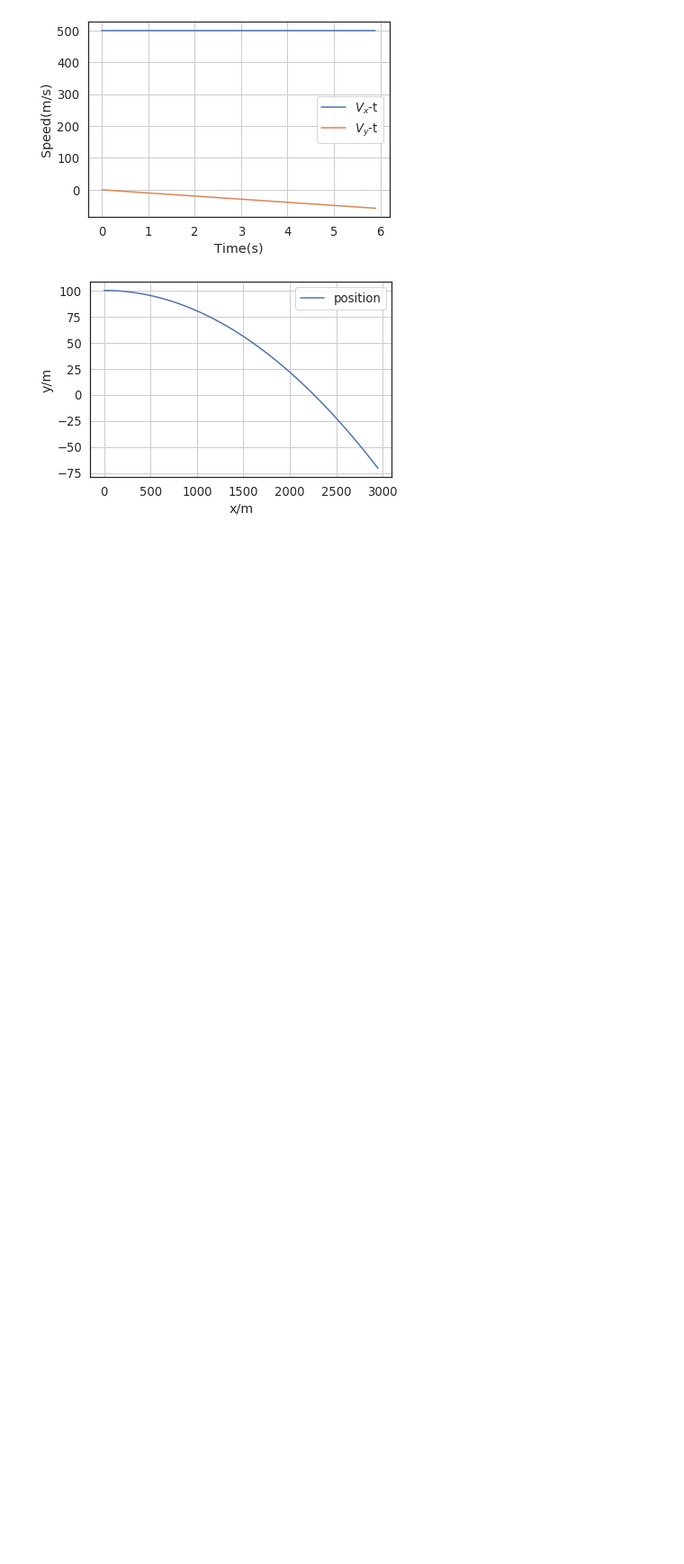
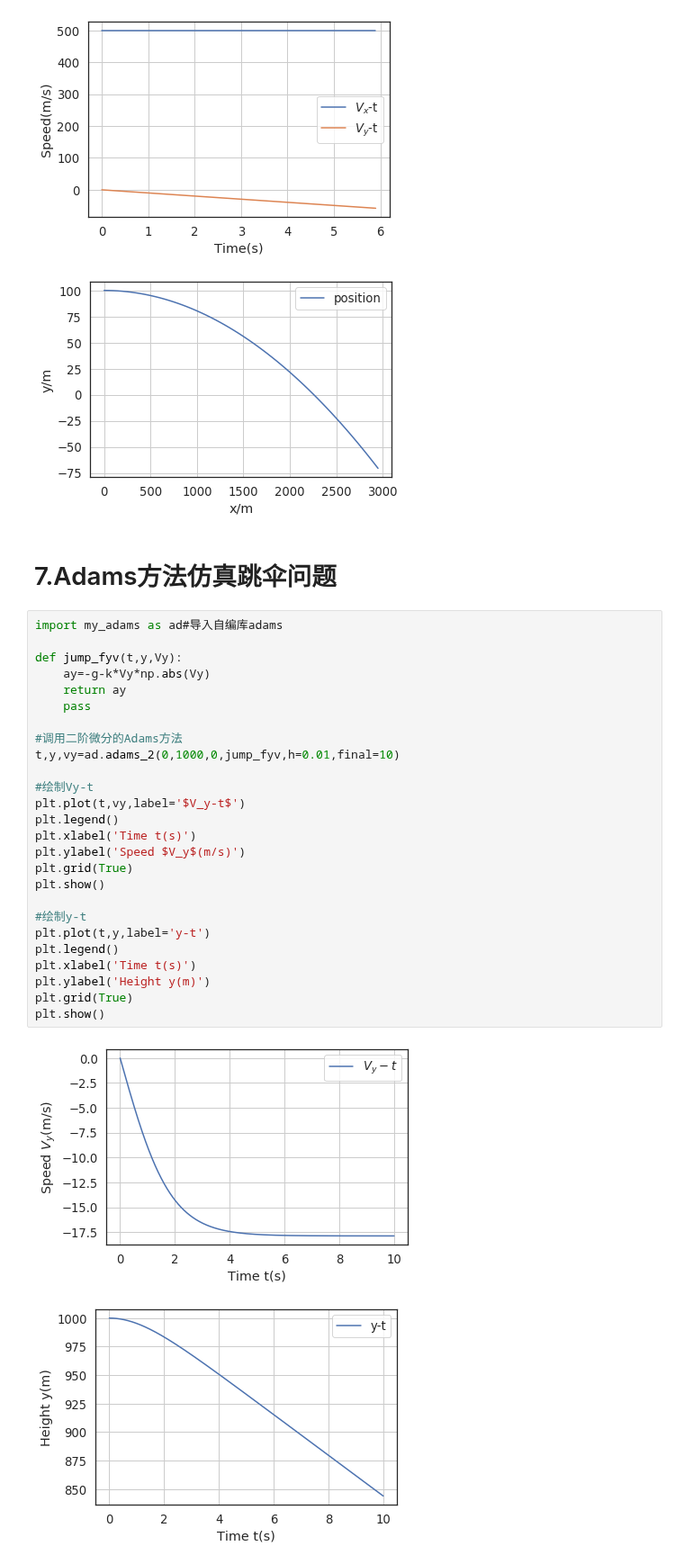
Before and after one commit to cherose2004/learning, a Jupyter notebook: project/Flight Simulation/Ch2/OTM.ipynb, the cells around one changed output. Shown at 90% size. Drawn from its saved outputs; the diff is of its cells as text; blank space fills up the shorter version.

```diff
--- a/project/Flight Simulation/Ch2/OTM.ipynb
+++ b/project/Flight Simulation/Ch2/OTM.ipynb
@@ -194,3 +194,34 @@ plt.show()
 [figure]
 [figure]
 [figure]
+# %% [markdown]
+# 7.Adams方法仿真跳伞问题
+# %%
+import my_adams as ad#导入自编库adams
+
+def jump_fyv(t,y,Vy):
+    ay=-g-k*Vy*np.abs(Vy)
+    return ay
+    pass
+
+#调用二阶微分的Adams方法
+t,y,vy=ad.adams_2(0,1000,0,jump_fyv,h=0.01,final=10)
+
+#绘制Vy-t
+plt.plot(t,vy,label='$V_y-t$')
+plt.legend()
+plt.xlabel('Time t(s)')
+plt.ylabel('Speed $V_y$(m/s)')
+plt.grid(True)
+plt.show()
+
+#绘制y-t
+plt.plot(t,y,label='y-t')
+plt.legend()
+plt.xlabel('Time t(s)')
+plt.ylabel('Height y(m)')
+plt.grid(True)
+plt.show()
+# %% [output]
+[figure, added]
+[figure, added]
```
Also changed, not shown: parts of 2 cells of this notebook, 2 other files.
